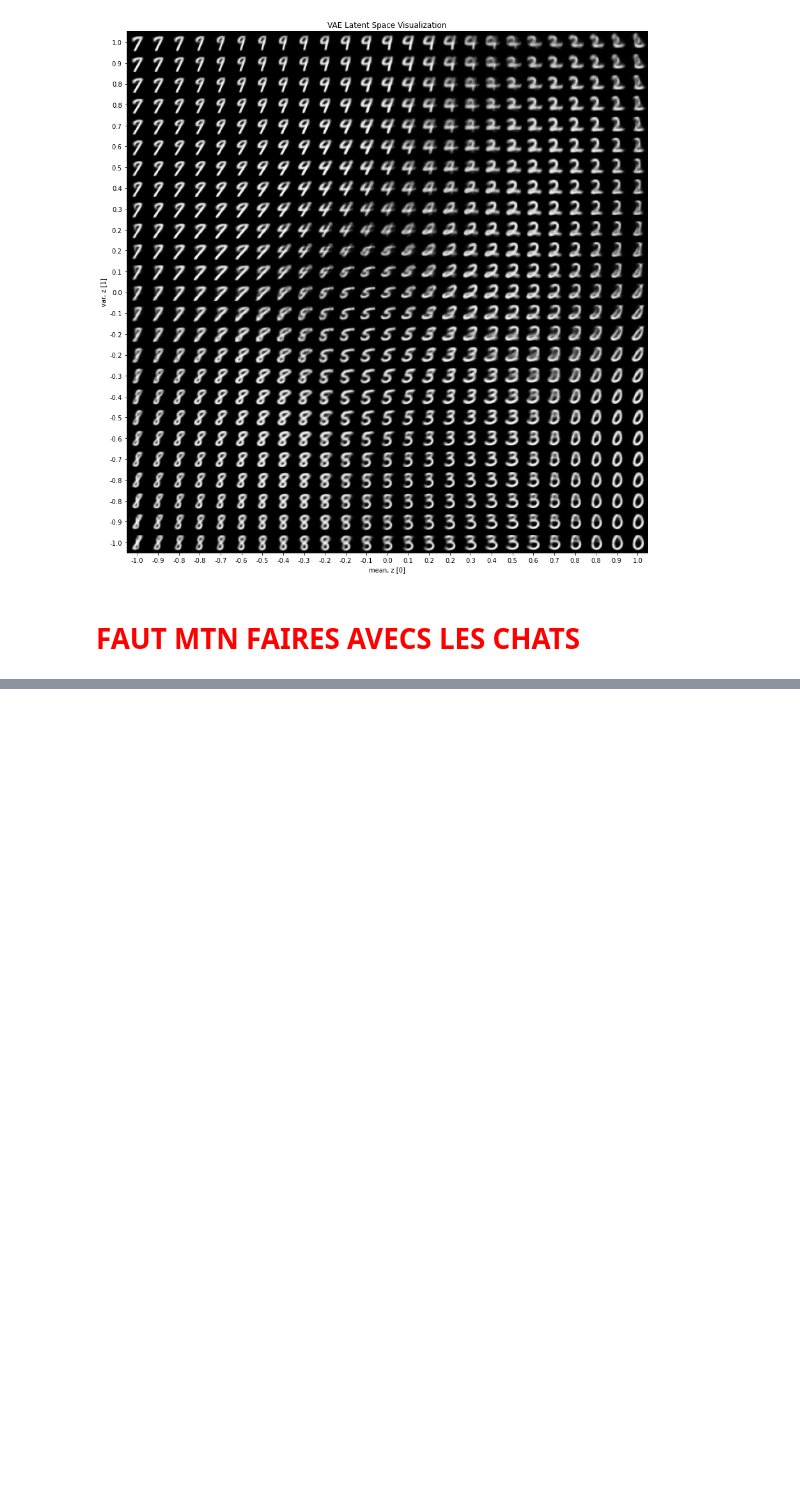
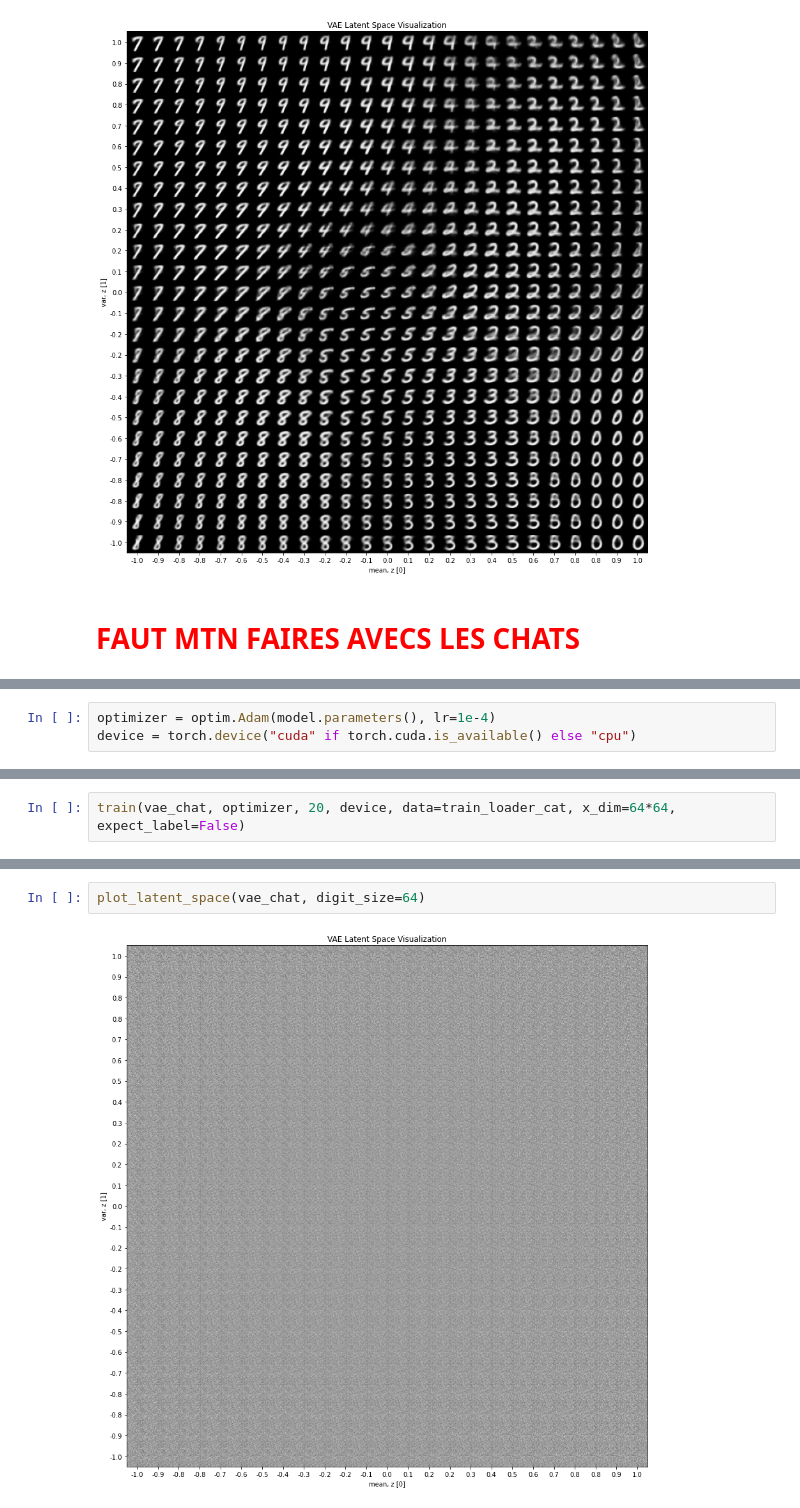
Before and after one commit to GigiML/RD_project, a Jupyter notebook: vae.ipynb, the cells around one changed output, grey strips where cells are left out. Cells and saved outputs as stored; diff of their text form; blank space fills up the shorter version.

Commit message:
[FMU] MODIFIED : continuation de l'autoencodeur avec chat

```diff
--- a/vae.ipynb
+++ b/vae.ipynb
@@ -228,0 +246,3 @@ plot_latent_space(model)
+# %%
+optimizer = optim.Adam(model.parameters(), lr=1e-4)
+device = torch.device("cuda" if torch.cuda.is_available() else "cpu")
@@ -228,0 +255,2 @@ plot_latent_space(model)
+# %%
+train(vae_chat, optimizer, 20, device, data=train_loader_cat, x_dim=64*64, expect_label=False)
@@ -228,0 +279,4 @@ plot_latent_space(model)
+# %%
+plot_latent_space(vae_chat, digit_size=64)
+# %% [output]
+[figure, added]
```
Also changed, not shown: parts of 10 cells of this notebook.
